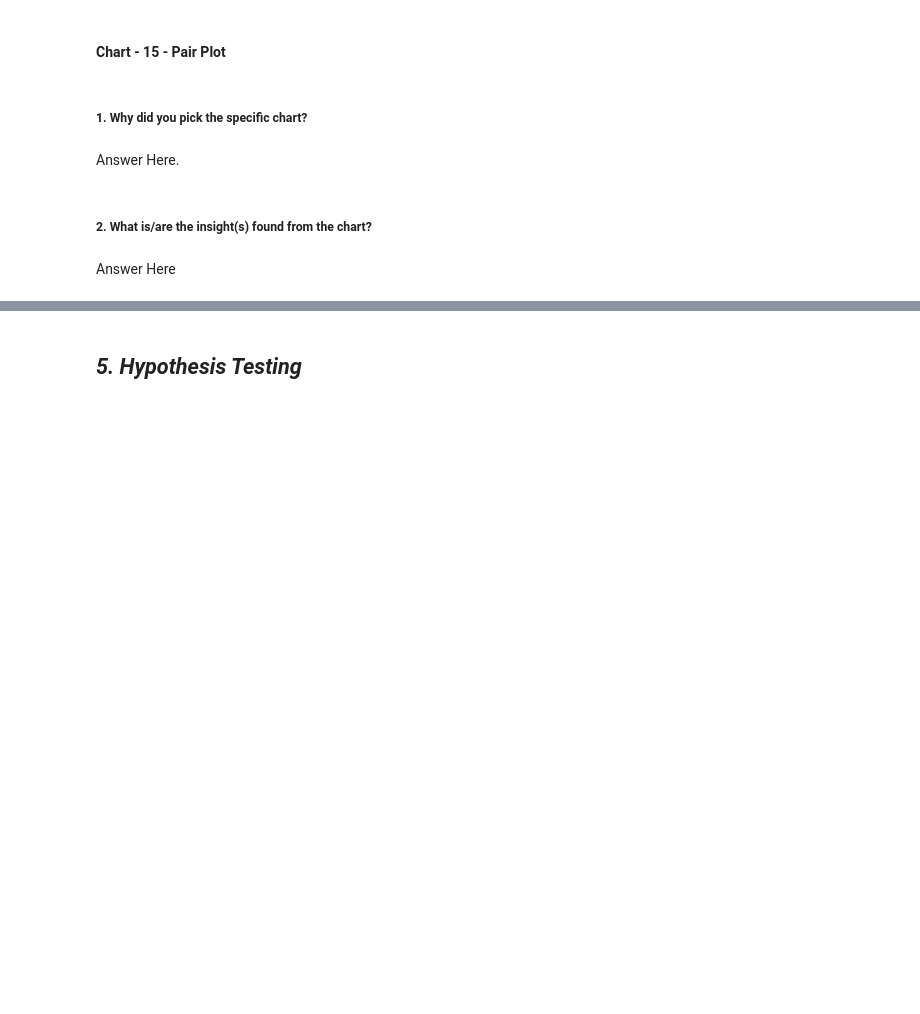
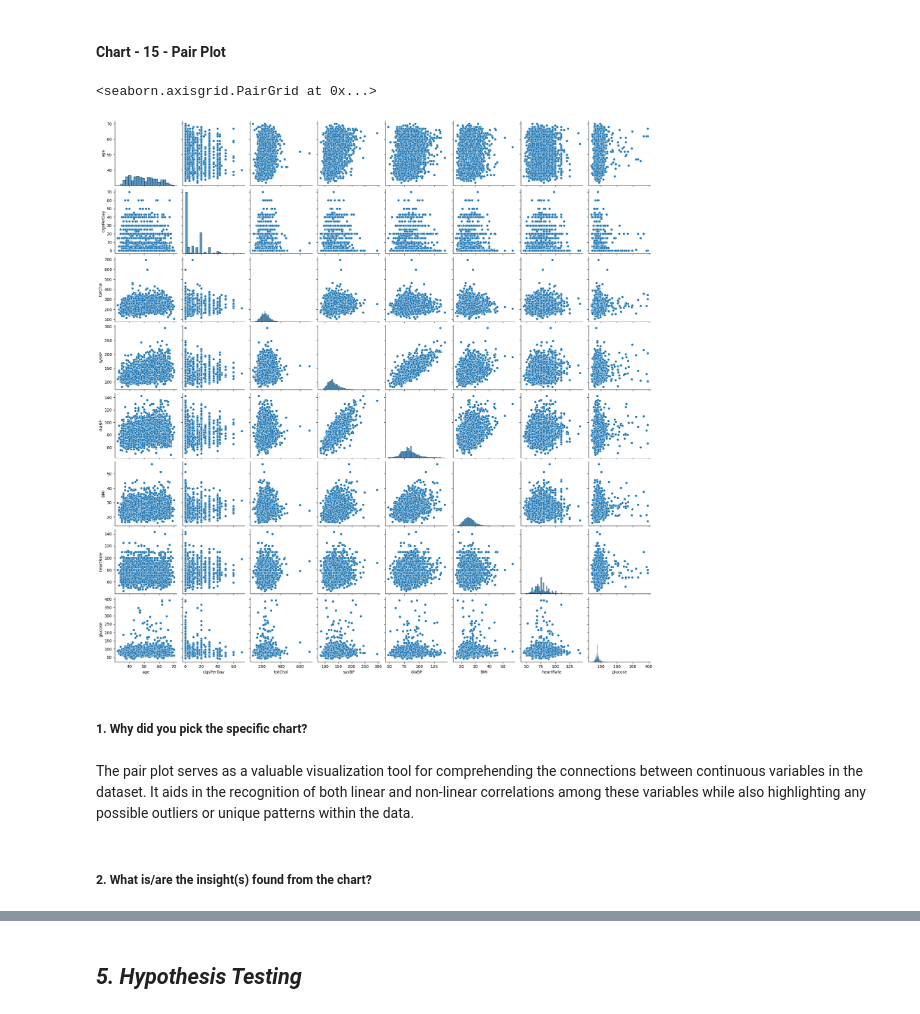
Before and after one commit to DevanshA2511/Devanshs_Cardiovascular_Risk_Prediction, a Jupyter notebook: Devansh's_Cardiovascular_Risk_Prediction_ML_Project.ipynb, the cells around one changed output, grey strips where cells are left out. Drawn from its saved outputs; the diff is of its cells as text; code cells hidden in the pictures; blank space fills up the shorter version.

```diff
--- a/Devansh's_Cardiovascular_Risk_Prediction_ML_Project.ipynb
+++ b/Devansh's_Cardiovascular_Risk_Prediction_ML_Project.ipynb
@@ -870,11 +888,13 @@ Answer Here
 #### Chart - 15 - Pair Plot
 # %%
 # Pair Plot visualization code
+sns.pairplot(df[continuous_variables])
+# %% [output]
+<seaborn.axisgrid.PairGrid at 0x...>
+[figure, added]
 # %% [markdown]
 ##### 1. Why did you pick the specific chart?
-# %% [markdown]
-Answer Here.
+# %% [markdown]
+The pair plot serves as a valuable visualization tool for comprehending the connections between continuous variables in the dataset. It aids in the recognition of both linear and non-linear correlations among these variables while also highlighting any possible outliers or unique patterns within the data.
 # %% [markdown]
 ##### 2. What is/are the insight(s) found from the chart?
-# %% [markdown]
-Answer Here
```
Also changed, not shown: parts of 9 cells of this notebook.
